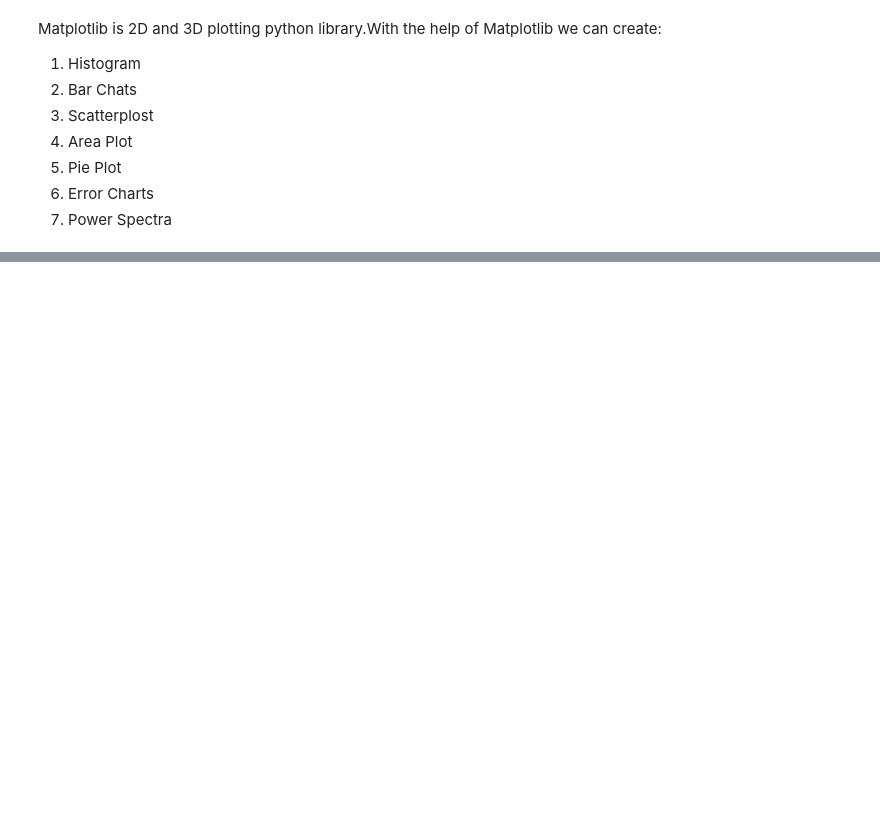
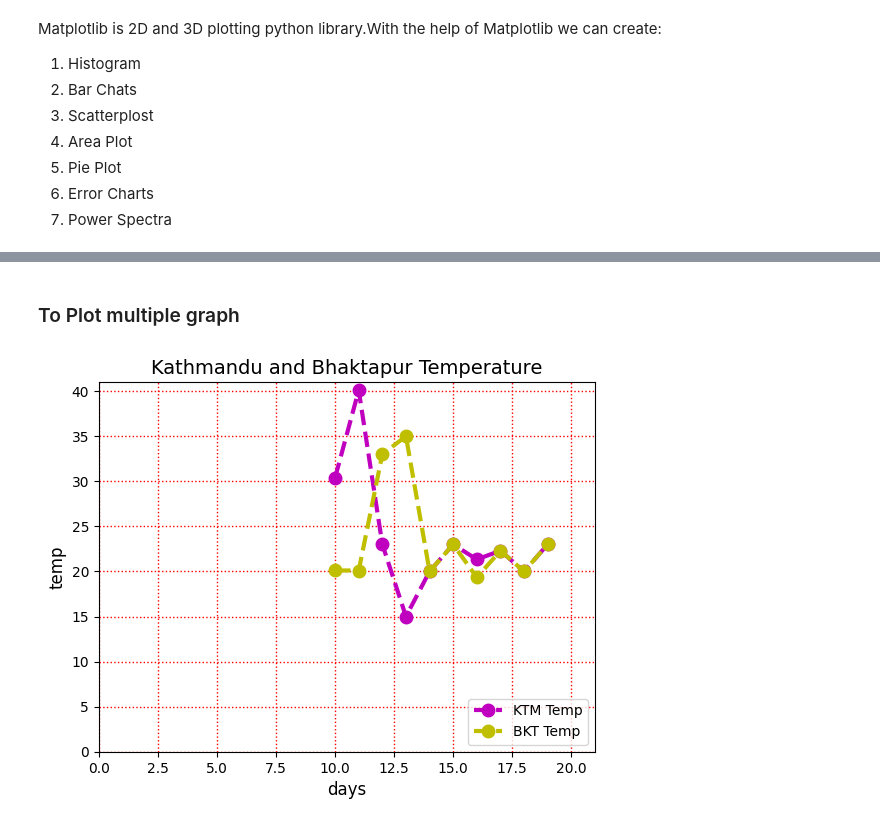
Before and after one commit to Anjila21/Python_Basic_Advance, a Jupyter notebook: Matplotlib.ipynb, the cells around one changed output, grey strips where cells are left out. Drawn from its saved outputs; the diff is of its cells as text; code cells hidden in the pictures; blank space fills up the shorter version.

```diff
--- a/Matplotlib.ipynb
+++ b/Matplotlib.ipynb
@@ -24,0 +53,17 @@ plt.show()
+# %% [markdown]
+### To Plot multiple graph
+# %%
+days = np.arange(10,20)
+temp_KTM = [30.4,40.1,23,15,20,23,21.33,22.3,20,23]
+temp_BKT = [20.11,20.1,33,35,20,23,19.33,22.3,20,23]
+plt.plot(days,temp_KTM,"mo--",linewidth=3,markersize=9,label="KTM Temp") #Here we can directly give same parameter at once
+plt.plot(days,temp_BTK,"yo--",linewidth=3,markersize=9,label="BKT Temp")
+plt.axis([0,21,0,41])  #To define starting and ending point of the graph
+plt.title("Kathmandu and Bhaktapur Temperature",fontsize=14)  #To give title
+plt.xlabel("days",fontsize=12)   # To give name to x-axis
+plt.ylabel("temp",fontsize=12)  #To give name to y-axisk
+plt.legend(loc=4)
+plt.grid(color='r',linestyle=':',linewidth=1)
+plt.show()
+# %% [output]
+[figure, added]
```
Also changed, not shown: parts of 5 cells of this notebook.
